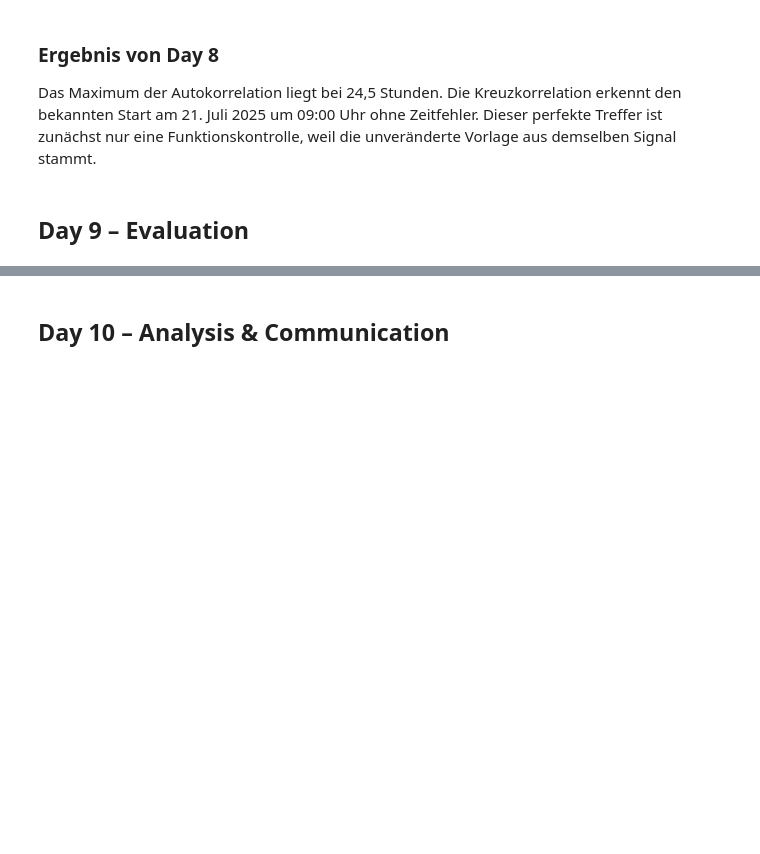
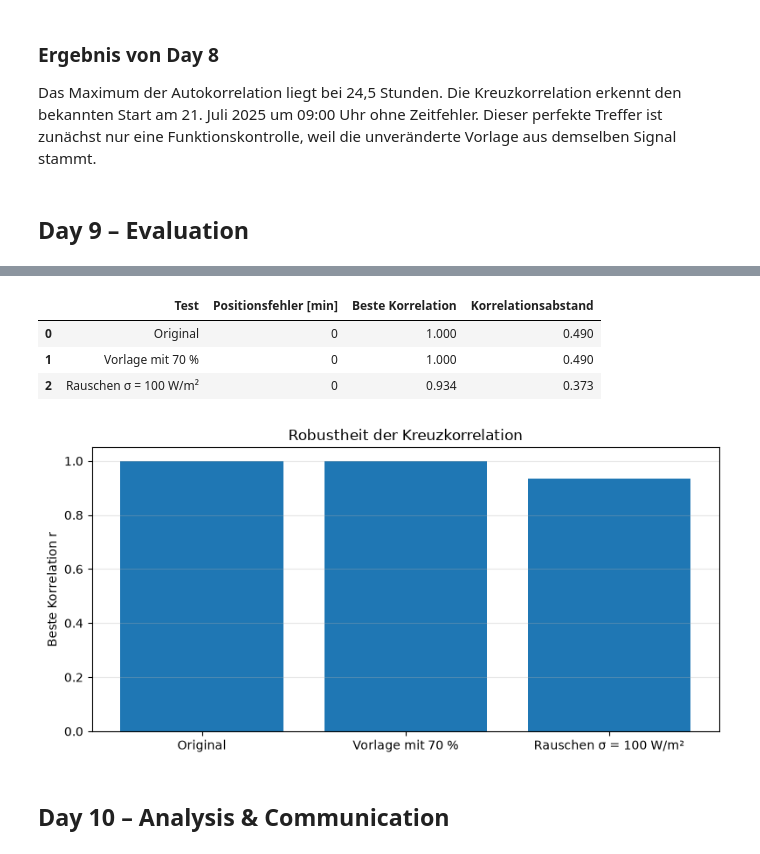
Before and after one commit to Haris-1-1/gbsv, a Jupyter notebook: gbsv_mc1/notebooks/02_correlation.ipynb, the cells around one changed output, grey strips where cells are left out. Drawn from its saved outputs; the diff is of its cells as text; code cells hidden in the pictures; blank space fills up the shorter version.

```diff
--- a/gbsv_mc1/notebooks/02_correlation.ipynb
+++ b/gbsv_mc1/notebooks/02_correlation.ipynb
@@ -332,3 +376,51 @@ Example for Sampling Rate Variation:
+# %%
+random_generator = np.random.default_rng(42)
+noisy_signal = signal_values + random_generator.normal(
+    0,
+    100,
+    len(signal_values),
+)
+
+tests = [
+    ("Original", signal_values, template_values),
+    ("Vorlage mit 70 %", signal_values, template_values * 0.70),
+    ("Rauschen σ = 100 W/m²", noisy_signal, template_values),
+]
+
+robustness_results = []
+
+for name, current_signal, current_template in tests:
+    error, best, other, difference = evaluate_template(
+        current_signal,
+        current_template,
+    )
+    robustness_results.append({
+        "Test": name,
+        "Positionsfehler [min]": error,
+        "Beste Korrelation": best,
+        "Korrelationsabstand": difference,
+    })
+
+robustness_table = pd.DataFrame(robustness_results)
+display(robustness_table.round(3))
+
+plt.figure(figsize=(8, 4))
+plt.bar(
+    robustness_table["Test"],
+    robustness_table["Beste Korrelation"],
+)
+plt.ylabel("Beste Korrelation r")
+plt.title("Robustheit der Kreuzkorrelation")
+plt.ylim(0, 1.05)
+plt.grid(axis="y", alpha=0.3)
+plt.tight_layout()
+plt.show()
+# %% [output]
+|  | Test | Positionsfehler [min] | Beste Korrelation | Korrelationsabstand |
+| 0 | Original | 0 | 1.000 | 0.490 |
+| 1 | Vorlage mit 70 % | 0 | 1.000 | 0.490 |
+| 2 | Rauschen σ = 100 W/m² | 0 | 0.934 | 0.373 |
+[figure, added]
 # %% [markdown]
 ## Day 10 – Analysis & Communication
 # %% [markdown]
```
Also changed, not shown: parts of 11 cells of this notebook.
